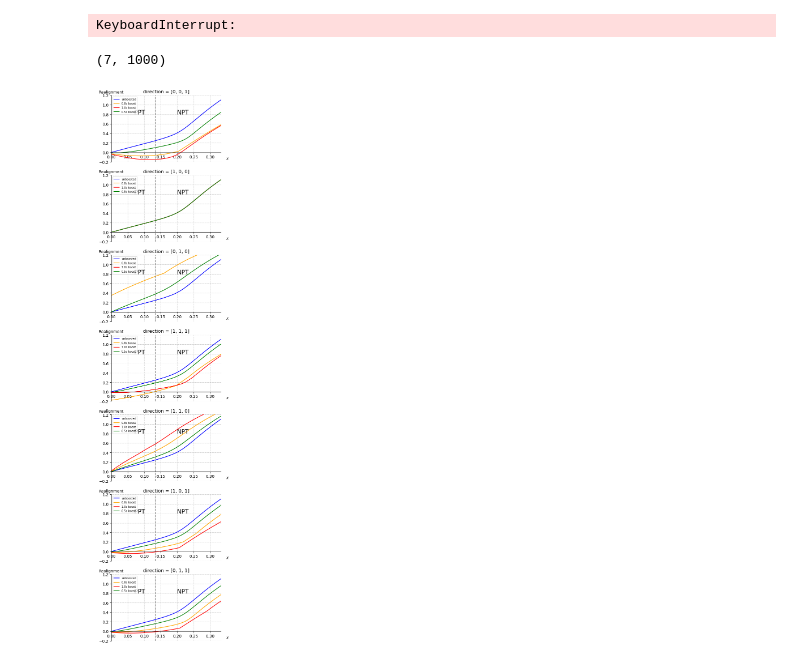
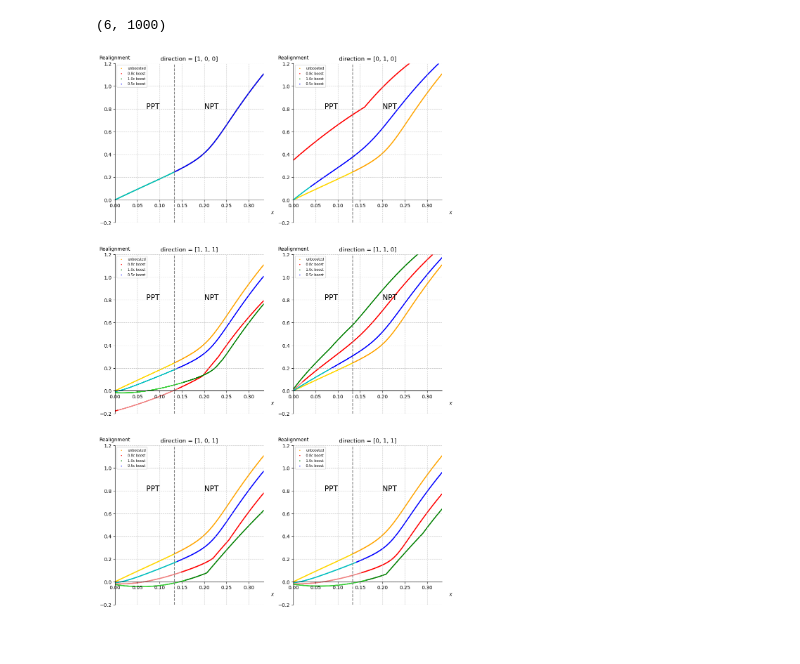
Before and after one commit to sebmousel/Bachelor, a Jupyter notebook: Code/Boost cases for rhob.ipynb, the cells around one changed output. Saved outputs shown, nothing was run; the diff lists cells and outputs as text; code cells hidden in the pictures.

```diff
--- a/Code/Boost cases for rhob.ipynb
+++ b/Code/Boost cases for rhob.ipynb
@@ -8,14 +17,12 @@ def frac(x,pos):
     num = int(x*15)
     return fr"$\frac{{{num}}}{{15}}$" if num > 0 else "0"
 # %%
-val = []
+val,PPT = [],[]
 for n in np.linspace(0, 1/3 , 1000):
     val.append(realign_log(rhob(n,generate_bell_states())))
+    PPT.append(is_PPT(rhob(n,generate_bell_states())))
-# %% [output]
-KeyboardInterrupt:
 # %%
-e = [[0,0,1],
-     [1,0,0],
+e = [[1,0,0],
      [0,1,0],
      [1,1,1],
      [1,1,0],
@@ -28,48 +35,54 @@ xi05 = 0.5
 xi08 = 0.8
 xi1 = 1
 # %%
-val_05,val_08,val_1 = [],[],[]
+val_05,val_08,val_1,PPT05,PPT08,PPT1 = [],[],[],[],[],[]
 
 for dir in e:
-    v = realign_val_12_21(dir,xi05,momentum1,momentum2)
+    v = realign_val_12_21(dir,xi05,momentum1,momentum2)[0]
     val_05.append(v)
-    v = realign_val_12_21(dir,xi08,momentum1,momentum2)
+    v = realign_val_12_21(dir,xi08,momentum1,momentum2)[0]
     val_08.append(v)
-    v = realign_val_12_21(dir,xi1,momentum1,momentum2)
+    v = realign_val_12_21(dir,xi1,momentum1,momentum2)[0]
     val_1.append(v)
+    PPT05.append(realign_val_12_21(dir,xi05,momentum1,momentum2)[1])
+    PPT08.append(realign_val_12_21(dir,xi08,momentum1,momentum2)[1])
+    PPT1.append(realign_val_12_21(dir,xi1,momentum1,momentum2)[1])
-# %%
-get_dim(val_05)
-# %% [output]
-(7, 1000)
+# %%
+np.shape(PPT05)
+# %% [output]
+(6, 1000)
 # %%
-fig, ax = plt.subplots(len(e),1,figsize=(5,25))
+fig, axes = plt.subplots(3,2,figsize=(12,20))
+
+axes = axes.flatten()
 
 for i in range(len(e)):
-       ax[i].set_xlim(0,1/3)
-       ax[i].set_ylim(-0.2,1.2)
-       ax[i] = ax[i]
-       ax[i].plot(np.linspace(0,1/3,1000), val, color = "blue", label = "unboosted")
-       ax[i].plot(np.linspace(0,1/3,1000), val_08[i], color = "orange", label="0.8c boost")
-       ax[i].plot(np.linspace(0,1/3,1000), val_1[i], color = "red",label="1.0c boost")
-       ax[i].plot(np.linspace(0,1/3,1000), val_05[i], color = "green",label="0.5c boost")
-       ax[i].axvline(2/15, linestyle = "--", color = "grey")
-       ax[i].grid(True, linestyle='--', alpha=0.7)
-       ax[i].legend(fontsize=7)
-       ax[i].spines["bottom"].set_position(("data",0))
-       ax[i].set_xlim(0,max(np.linspace(0,1/3,1000)))
-       ax[i].set(title = f"direction = {e[i]}",
+       ax = axes[i]
+       ax.set_xlim(0,1/3)
+       ax.set_ylim(-0.2,1.2)
+       ax.scatter(np.linspace(0,1/3,1000), val, color = findcolor(PPT,'gold','orange'), label = "unboosted",s=1)
+       ax.scatter(np.linspace(0,1/3,1000), val_08[i], color = findcolor(PPT08[i],'lightcoral','r'), label="0.8c boost",s=1)
+       ax.scatter(np.linspace(0,1/3,1000), val_1[i], color = findcolor(PPT1[i],'limegreen','g'),label="1.0c boost",s=1)
+       ax.scatter(np.linspace(0,1/3,1000), val_05[i], color = findcolor(PPT05[i],'c','b'),label="0.5c boost",s=1)
+       ax.axvline(2/15, linestyle = "--", color = "grey")
+       ax.grid(True, linestyle='--', alpha=0.7)
+       ax.legend(fontsize=7)
+       ax.spines["bottom"].set_position(("data",0))
+       ax.set_xlim(0,max(np.linspace(0,1/3,1000)))
+       ax.set(title = f"direction = {e[i]}",
                  xlabel=r"$x$")
-       ax[i].set_ylabel("Realignment",rotation = 0)
-       ax[i].xaxis.set_label_coords(1.06,0.08)
-       ax[i].yaxis.set_label_coords(0,1.02)
-       ax[i].text(0.07,0.8,"PPT",fontsize = 15)
-       ax[i].text(0.2,0.8,"NPT",fontsize = 15)
-       ax[i].spines["top"].set_visible(False)
-       ax[i].spines["right"].set_visible(False)
+       ax.set_ylabel("Realignment",rotation = 0)
+       ax.xaxis.set_label_coords(1.06,0.08)
+       ax.yaxis.set_label_coords(0,1.02)
+       ax.text(0.07,0.8,"PPT",fontsize = 15)
+       ax.text(0.2,0.8,"NPT",fontsize = 15)
+       ax.spines["top"].set_visible(False)
+       ax.spines["right"].set_visible(False)
+fig.savefig('Realignment6direction')
        #ax.xaxis.set_major_locator(MultipleLocator(1/15))
        #ax.xaxis.set_major_formatter(FuncFormatter(frac))
 # %% [output]
-[figure, old version]
+[figure, new version]
 # %%
 fig,ax = plt.subplots()
 ax.plot(np.linspace(0,1/3,1000), val, color = "blue", label = "unboosted")
```
Also changed, not shown: parts of 8 cells of this notebook, 36 other files.
